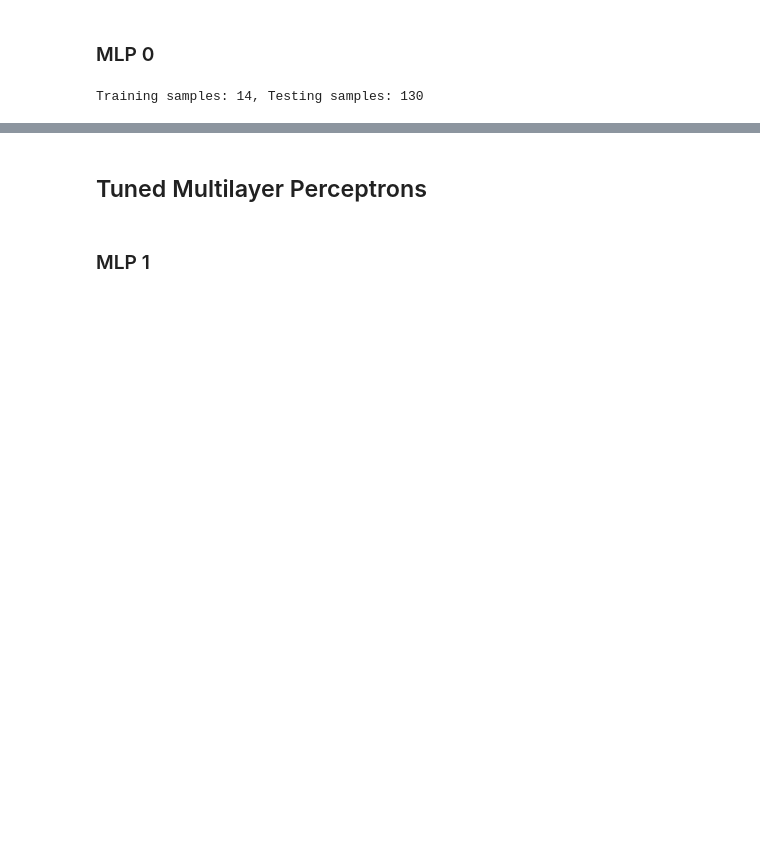
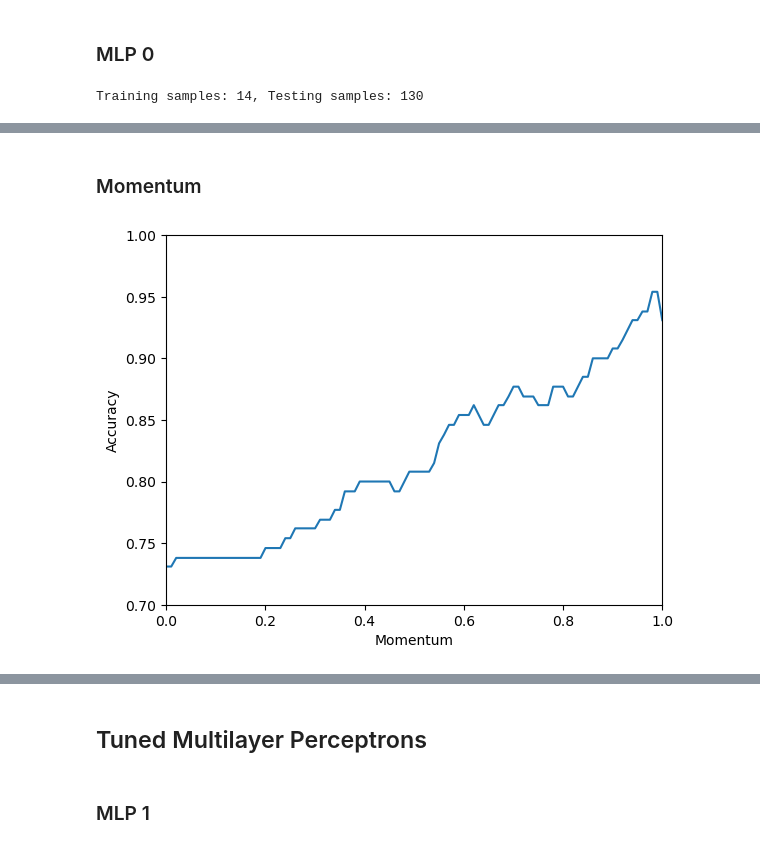
Before and after one commit to gd55hw/F20DL_DMML_Portfolio, a Jupyter notebook: F20DL_Lab10.ipynb, the cells around one changed output, grey strips where cells are left out. Cells and saved outputs as stored; diff of their text form; code cells hidden in the pictures; blank space fills up the shorter version.

```diff
--- a/F20DL_Lab10.ipynb
+++ b/F20DL_Lab10.ipynb
@@ -112,0 +161,19 @@ Training samples: 14, Testing samples: 130
+# %% [markdown]
+### Momentum
+# %%
+momentum = [0.01*x for x in range(101)]    # 0.01 steps in range [0, 1]
+mmnt_scores = []
+
+for mmnt in momentum:
+    clf = MLPClassifier(momentum=mmnt, solver="sgd", random_state=1)
+    clf.fit(X_train, y_train)
+    y_pred = clf.predict(X_test)
+    acc = round(accuracy_score(y_test, y_pred), 3)
+    mmnt_scores.append(acc)
+
+plot_param_tune(momentum, mmnt_scores, "Momentum")
+plt.plot()
+plt.axis([0, 1, 0.70, 1])
+plt.show()
+# %% [output]
+[figure, added]
```
Also changed, not shown: parts of 12 cells of this notebook.
